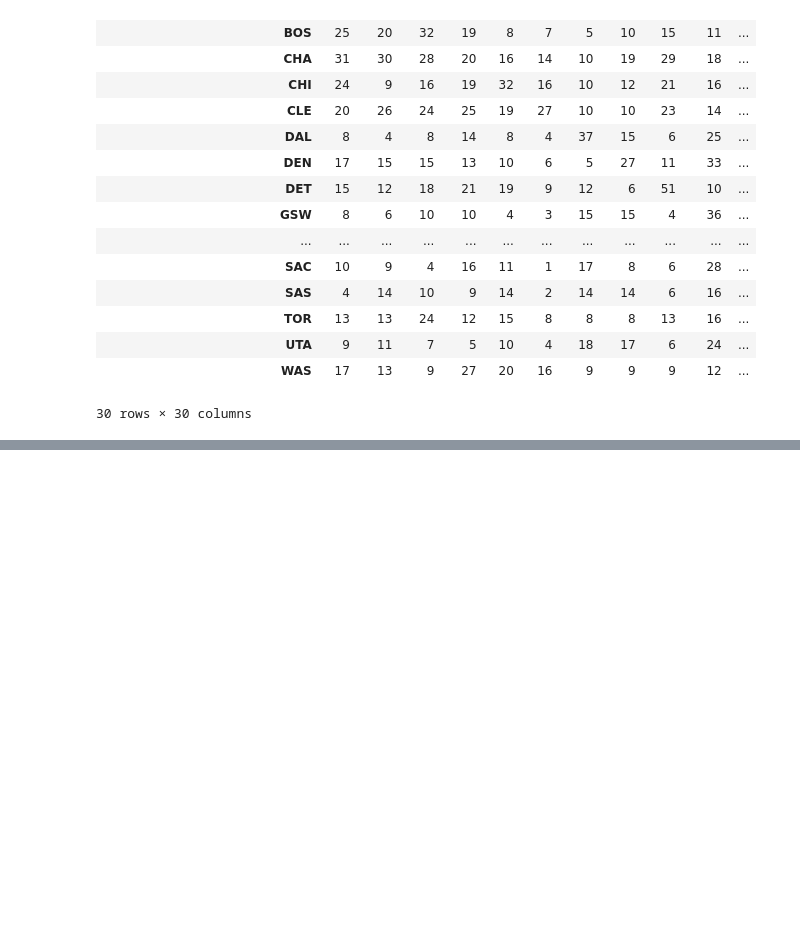
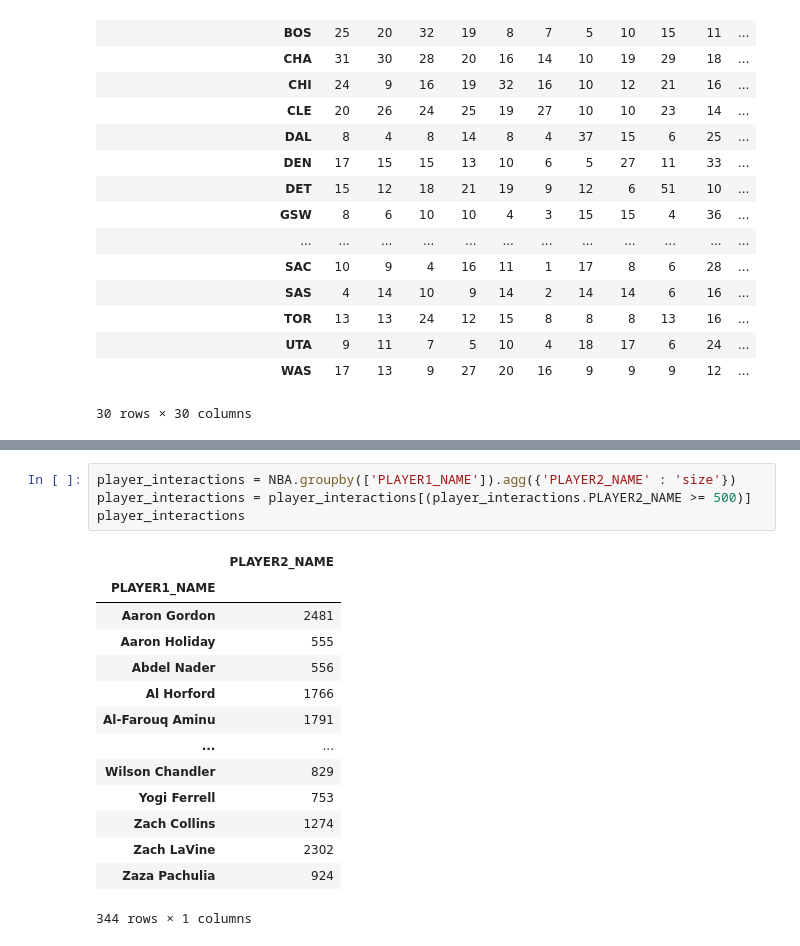
Before and after one commit to duygukaya99/MAT388E--Duygu, a Jupyter notebook: HW3.ipynb, the cells around one changed output, grey strips where cells are left out. Drawn from its saved outputs; the diff is of its cells as text; blank space fills up the shorter version.

```diff
--- a/HW3.ipynb
+++ b/HW3.ipynb
@@ -310,0 +411,19 @@ plt.show()
+# %%
+player_interactions = NBA.groupby(['PLAYER1_NAME']).agg({'PLAYER2_NAME' : 'size'})
+player_interactions = player_interactions[(player_interactions.PLAYER2_NAME >= 500)]
+player_interactions
+# %% [output]
+|  | PLAYER2_NAME |
+| PLAYER1_NAME |  |
+| Aaron Gordon | 2481 |
+| Aaron Holiday | 555 |
+| Abdel Nader | 556 |
+| Al Horford | 1766 |
+| Al-Farouq Aminu | 1791 |
+| ... | ... |
+| Wilson Chandler | 829 |
+| Yogi Ferrell | 753 |
+| Zach Collins | 1274 |
+| Zach LaVine | 2302 |
+| Zaza Pachulia | 924 |
+344 rows × 1 columns
```
Also changed, not shown: parts of 30 cells of this notebook.
